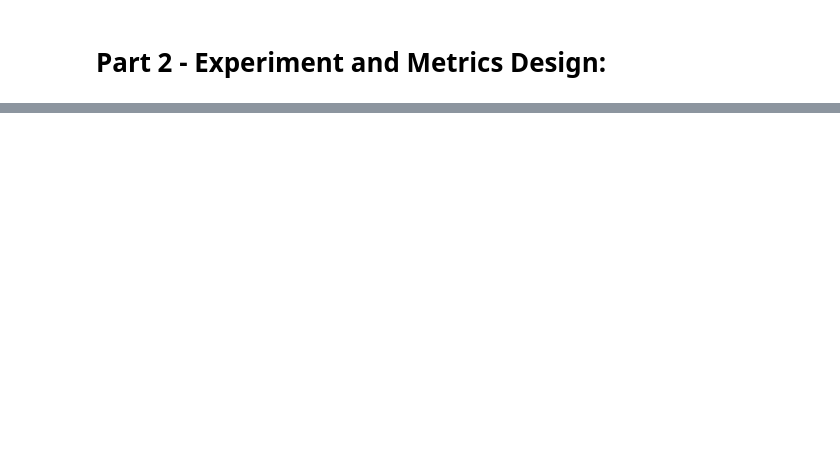
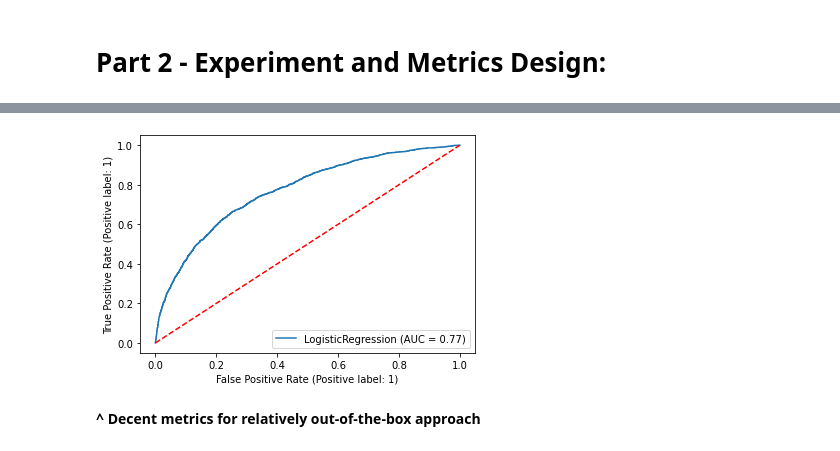
Before and after one commit to kstoudt/Springboard, a Jupyter notebook: 27.2 The Take-Home Challenge/ultimate_challenge/Data Science Take-Home Challenge - Ultimate Inc.ipynb, the cells around one changed output, grey strips where cells are left out. Drawn from its saved outputs; the diff is of its cells as text; code cells hidden in the pictures; blank space fills up the shorter version.

```diff
--- a/27.2 The Take-Home Challenge/ultimate_challenge/Data Science Take-Home Challenge - Ultimate Inc.ipynb
+++ b/27.2 The Take-Home Challenge/ultimate_challenge/Data Science Take-Home Challenge - Ultimate Inc.ipynb
@@ -279,0 +465,8 @@ Warnings:
+# %%
+X_ml = X_ml.drop(columns=['signup_date', 'last_trip_date'])
+# Cols deemed insignificant for our classification purposes.
+# No additional encoding done, just dropped for now. Future scope: could revisit for tuning
+# %%
+X_tr, X_te, y_tr, y_te = train_test_split(X_ml, y_ml.ravel(), train_size=.8,
+                                          stratify=y_ml, random_state=42)
+(X_tr.shape, X_te.shape, y_tr.shape, y_te.shape)
@@ -279,0 +475,13 @@ Warnings:
+# %%
+lr = LogisticRegression(solver='saga') # 'saga' to allow us to check l1 vs l2 and more, if desired
+
+param_grid = {'penalty': ['l1', 'l2'],
+              'C': [0.001, 0.01, 0.1, 1]}
+
+grid_lr = GridSearchCV(lr, param_grid=param_grid, scoring='accuracy', cv=3, n_jobs=-1)
+# %%
+grid_lr.fit(X_tr, y_tr)
+
+print(grid_lr.best_params_)
+
+best_lr = grid_lr.best_estimator_
@@ -279,0 +505,10 @@ Warnings:
+# %%
+warnings.simplefilter(action='ignore', category= FutureWarning)
+
+_ = plot_roc_curve(best_lr, X_te, y_te, pos_label=1)
+plt.plot([0, 1], [0, 1], 'r--')
+plt.show();
+# %% [output]
+[figure, added]
+# %% [markdown]
+**^ Decent metrics for relatively out-of-the-box approach**
```
Also changed, not shown: parts of 34 cells of this notebook.
